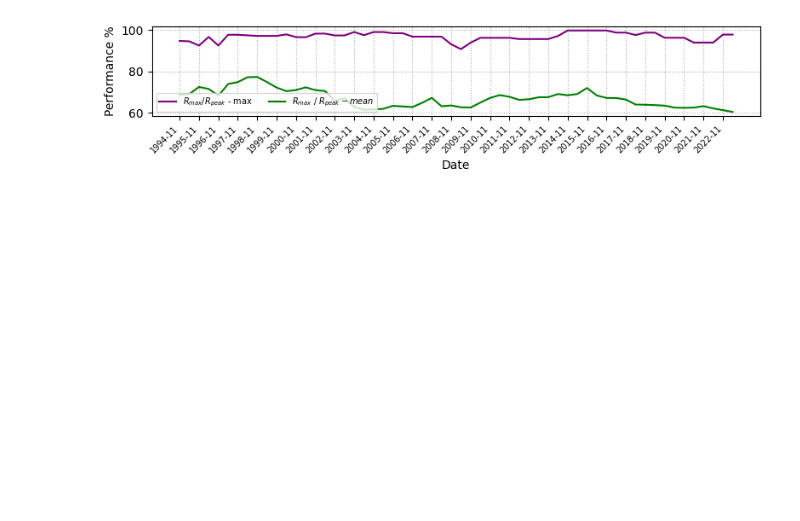
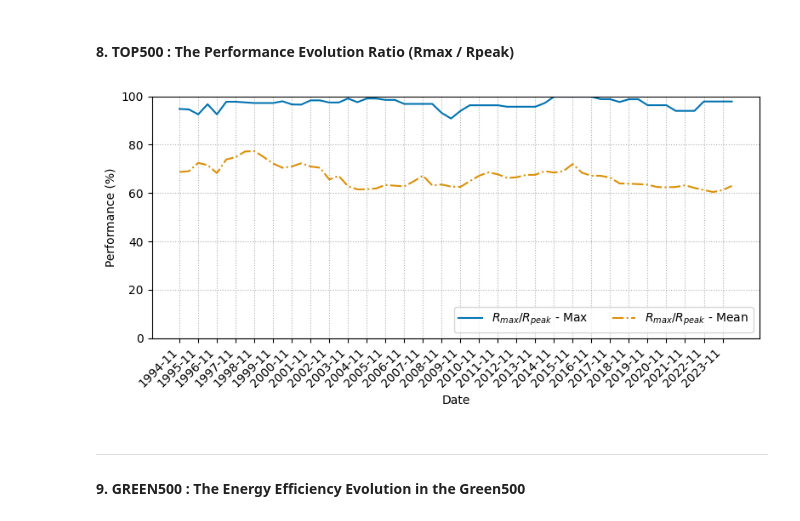
Before and after one commit to aBenhari/Green500-analysis, a Jupyter notebook: GreenHPC_analysis.ipynb, the cells around one changed output. Saved outputs shown, nothing was run; the diff lists cells and outputs as text; code cells hidden in the pictures; blank space fills up the shorter version.

```diff
--- a/GreenHPC_analysis.ipynb
+++ b/GreenHPC_analysis.ipynb
@@ -198,12 +209,12 @@ main_green_fields = ['Computer', 'Year', 'Country', 'Cores', 'Site', 'Power',
 # concatenate all the extracted dataframes into one single one from the year 1993 to 2023.
 concat_df = pd.concat(
         [read_filter_top500_data(y, m, range=500, fields=main_fields)
-        for y in range(1994, 2023) for m in ['06', '11']], ignore_index=True
+        for y in range(1994, 2024) for m in ['06', '11']], ignore_index=True
     )
 
 green_concat_df = pd.concat(
         [read_filter_green500_data(y, m, range=100, fields=main_green_fields)
-        for y in range(2014, 2023) for m in ['06', '11']], ignore_index=True
+        for y in range(2014, 2024) for m in ['06', '11']], ignore_index=True
     )
 
 # some info about the concatenated dataframe
@@ -346,36 +725,63 @@ plt.savefig("./figures/top500_performance_evolution.png", format='png', bbox_inc
+# %% [markdown]
+#### 8. **TOP500 :** The Performance Evolution Ratio (Rmax / Rpeak)
 # %%
-# Plotting : The performance ratio average between the Linpack Rmax and the theoretical Rpeak over time for the first Top500 system.
-plt.figure(figsize=(8, 2))
+# Plotting: The Performance Ratio Average between Linpack Rmax and Theoretical Rpeak over time for the Top500 System
+
+# Plot settings
+plt.figure(figsize=(8, 4))
 plt.grid(linestyle='dotted')
 
-## mean & max df
+# Color palette
+colors = sns.color_palette("colorblind")
+
+# Data reformatting for performance ratio
 log_df = concat_df.copy(deep=True)
-log_df['perf_percent'] = (log_df['RMax']/log_df['RPeak'])
-log_df.loc[log_df['perf_percent'] > 1, 'RPeak'] *= 10
-log_df['perf_percent'] = 100 * log_df['RMax']/log_df['RPeak']
 
+# Calculate the performance percentage (Rmax / Rpeak)
+log_df['perf_percent'] = 100 * (log_df['RMax'] / log_df['RPeak'])
+
+# Adjust any cases where performance exceeds 100%
+log_df.loc[log_df['perf_percent'] > 100, 'RPeak'] *= 10
+log_df['perf_percent'] = 100 * log_df['RMax'] / log_df['RPeak']
+
+# Group by rank year to calculate the mean and max performance percentages
 log_df_mean = log_df[['rank_year', 'RMax', 'RPeak', 'perf_percent']].groupby('rank_year').mean().reset_index()
 log_df_max = log_df[['rank_year', 'RMax', 'RPeak', 'perf_percent']].groupby('rank_year').max().reset_index()
-log_df_mean['index'] = log_df_max.index + 1
-log_df_max['index'] = log_df_mean.index + 1
 
-## The mean and maximum plots of the Rmax value over time
-sns.lineplot(data=log_df_max, x='index', y='perf_percent', label=r'$R_{max}/R_{peak}$ - max', color='purple')
-#
-sns.lineplot(data=log_df_mean, x='index', y='perf_percent', label=r'$R_{max}$ / $R_{peak} - mean$', color='green')
+# Create an index for plotting
+log_df_mean['index'] = log_df_mean.index + 1
+log_df_max['index'] = log_df_max.index + 1
 
-# Axis settings
-plt.legend(ncol=3, loc=3,fontsize='7')
+# Plotting the maximum performance ratio over time
+sns.lineplot(data=log_df_max, x='index', y='perf_percent', label=r'$R_{max}/R_{peak}$ - Max', color=colors[0])
+
+# Plotting the mean performance ratio over time
+sns.lineplot(data=log_df_mean, x='index', y='perf_percent', label=r'$R_{max}/R_{peak}$ - Mean', color=colors[1], linestyle='dashdot')
+
+# Axis settings and legend
+plt.legend(ncol=2, loc='lower right', fontsize=10)
 plt.xticks(
-        rotation=45, ha='right', fontsize=7,ticks=np.arange(1, max(list(log_df_max['index'])), 2),
-        labels=[list(log_df_max.rank_year)[i] for i in np.arange(1, max(list(log_df_max['index'])), 2)]
-    )
+    ticks=np.arange(1, max(log_df_max['index']), 2),
+    labels=[log_df_max['rank_year'][i] for i in np.arange(1, max(log_df_max['index']), 2)],
+    rotation=45, ha='right', fontsize=10
+)
+plt.ylim(0, 100)  # Set y-axis limits between 0 and 100%
+
+# Axis labels
+plt.xlabel('Date')
+plt.ylabel('Performance (%)')
+
+# Tight layout to avoid clipping
 plt.tight_layout()
 
-plt.ylabel(r'Performance %')
-plt.xlabel(r'Date')
+# Uncomment to save the figure
+# plt.savefig("./figures/performance_ratio.png", format='png', bbox_inches="tight")
 
-plt.savefig("./figures/performance_ratio.png", format='png', bbox_inches="tight")
+# Show the plot
+plt.show()
 # %% [output]
-[figure, old version]
+[figure, new version]
+# %% [markdown]
+___
+#### 9. **GREEN500 :** The Energy Efficiency Evolution in the Green500
 # %%
```
Also changed, not shown: parts of 35 cells of this notebook.
